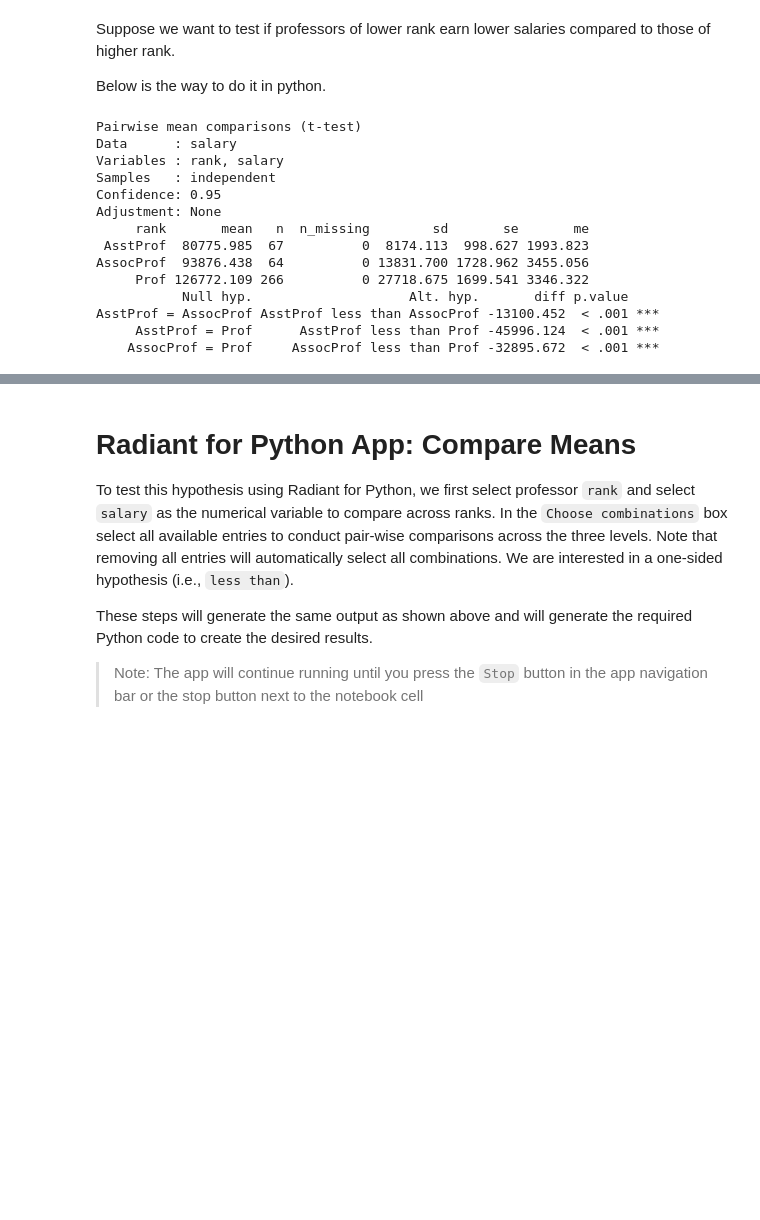
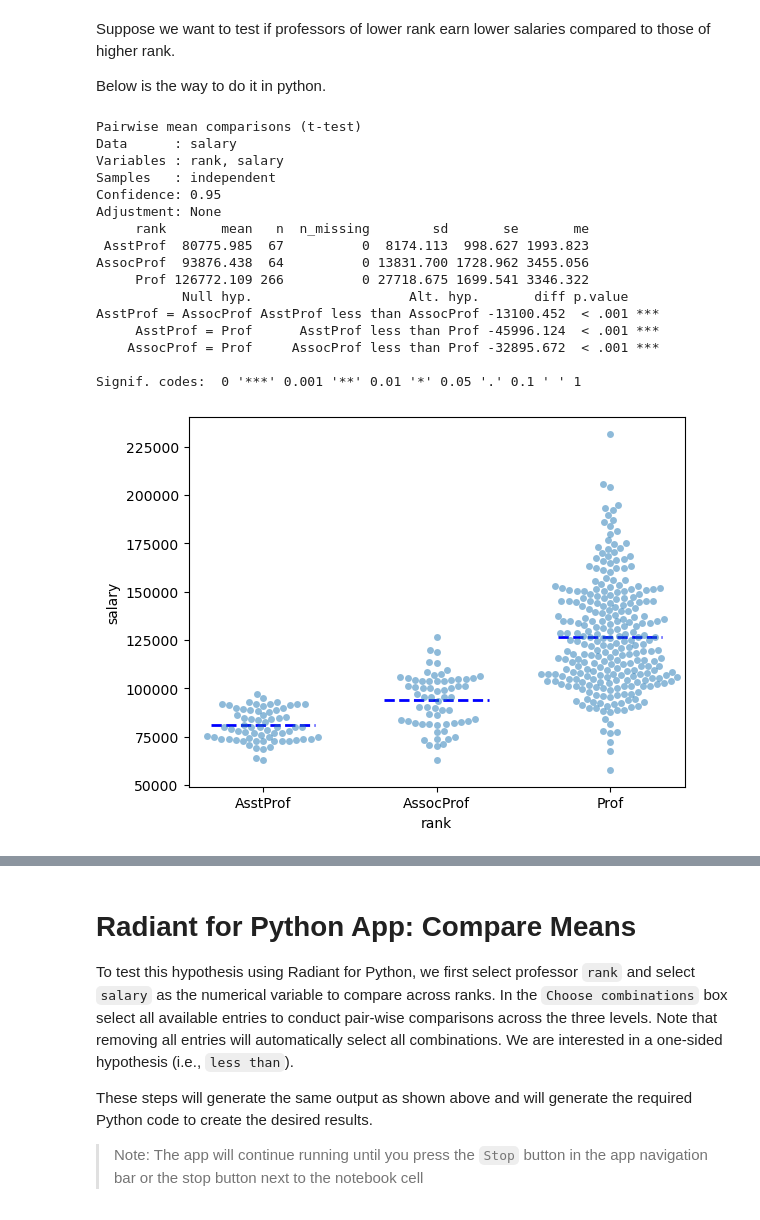
Before and after one commit to vnijs/pyrsm, a Jupyter notebook: examples/basics-compare-means.ipynb, the cells around one changed output, grey strips where cells are left out. Saved outputs shown, nothing was run; the diff lists cells and outputs as text; code cells hidden in the pictures; blank space fills up the shorter version.

```diff
--- a/examples/basics-compare-means.ipynb
+++ b/examples/basics-compare-means.ipynb
@@ -23,8 +39,3 @@ mpl.rcParams["figure.dpi"] = 100
 We have access to the nine-month academic salary for Assistant Professors, Associate Professors and Professors in a college in the U.S (2008-09). The data were collected as part of an on-going effort by the college’s administration to monitor salary differences between male and female faculty members.
 
 The data are part of the CAR package and are linked to the book: Fox J. and Weisberg, S. (2011) An R Companion to Applied Regression, Second Edition Sage.
-# %%
-diamonds, diamonds_description = rsm.load_data(pkg="data", name="diamonds")
-cm = rsm.basics.compare_means({"diamonds": diamonds}, var1="clarity", var2="price")
-# cm.summary()
-cm.plot(plots="bar")
@@ -77,7 +93,9 @@ Suppose we want to test if professors of lower rank earn lower salaries compared
 
 Below is the way to do it in python.
 # %%
-cm = rsm.basics.compare_means({"salary": salary}, var1="rank", var2="salary", alt_hyp="less")
+cm = rsm.basics.compare_means(
+    {"salary": salary}, var1="rank", var2="salary", alt_hyp="less"
+)
 cm.summary()
 # %% [output]
 Pairwise mean comparisons (t-test)
@@ -94,3 +112,9 @@ AssocProf  93876.438  64          0 13831.700 1728.962 3455.056
 AsstProf = AssocProf AsstProf less than AssocProf -13100.452  < .001 ***
      AsstProf = Prof      AsstProf less than Prof -45996.124  < .001 ***
     AssocProf = Prof     AssocProf less than Prof -32895.672  < .001 ***
+
+Signif. codes:  0 '***' 0.001 '**' 0.01 '*' 0.05 '.' 0.1 ' ' 1
+# %%
+cm.plot()
+# %% [output]
+[figure, added]
```
Also changed, not shown: parts of 11 cells of this notebook, 39 other files.
